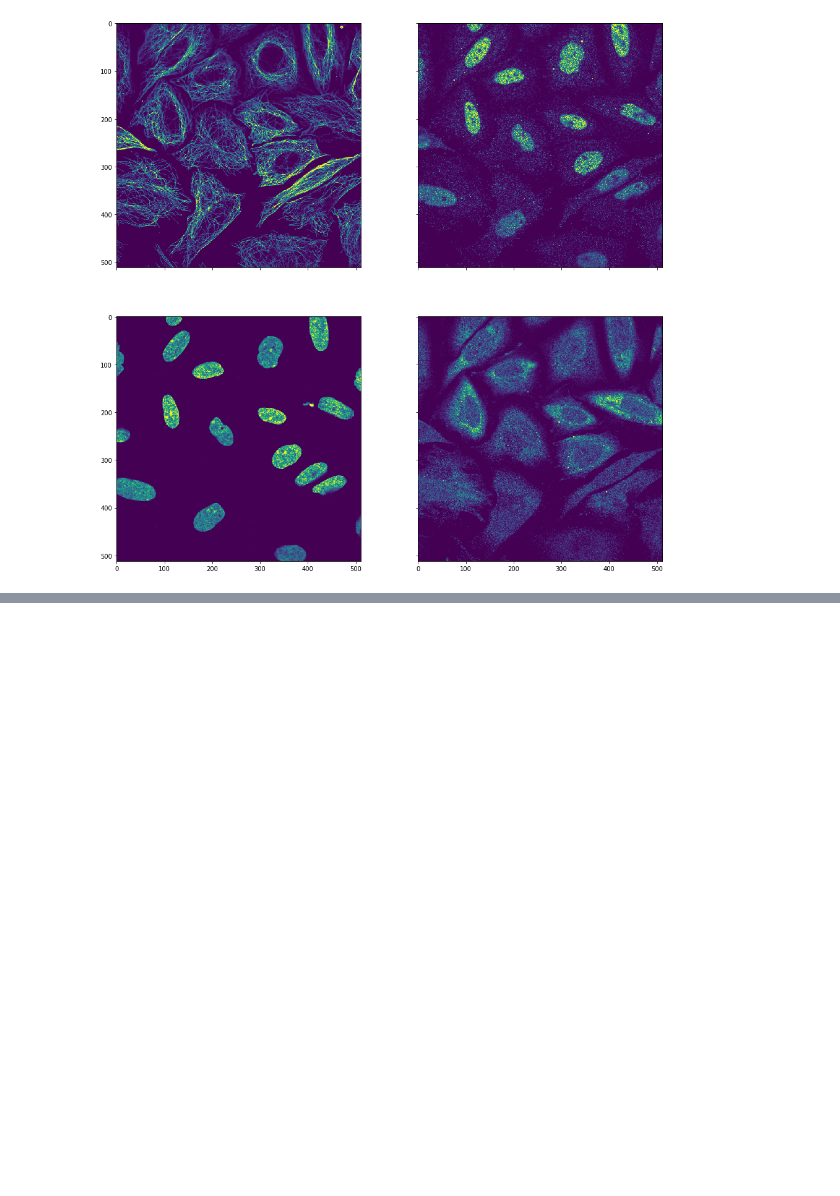
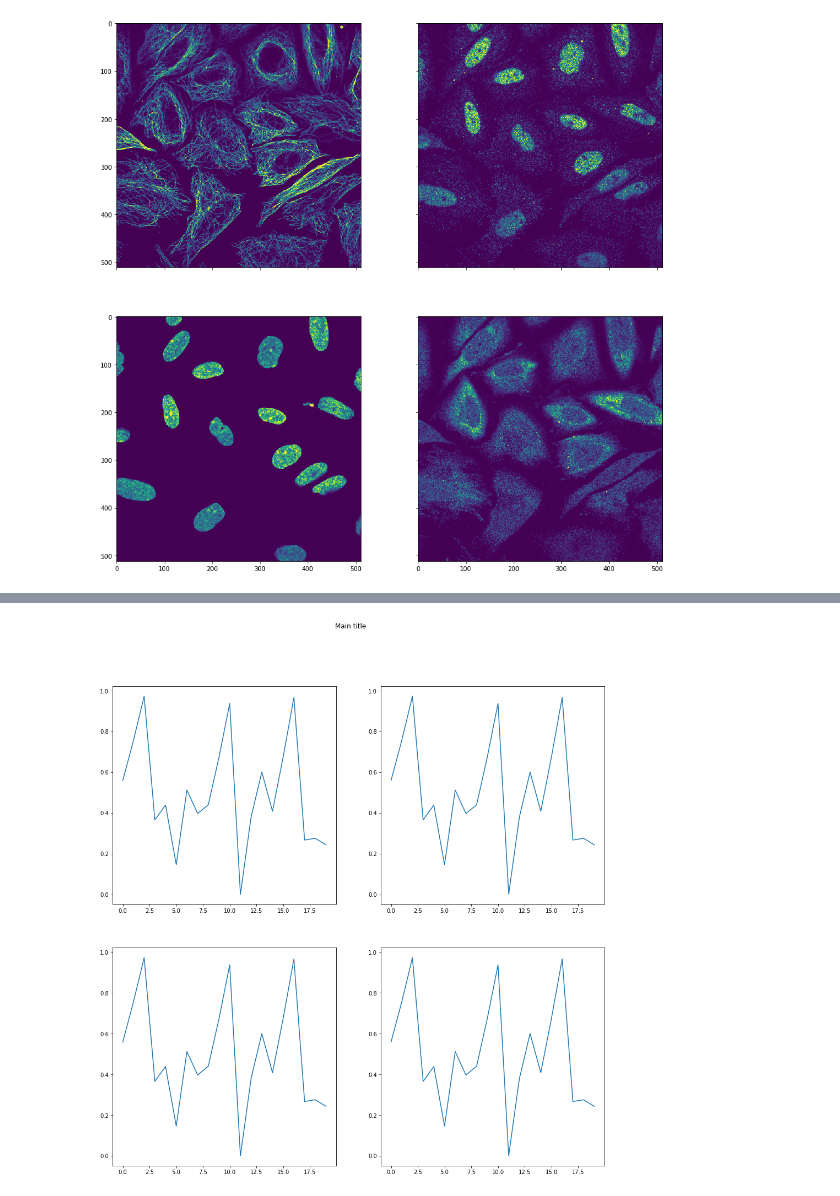
Before and after one commit to sanch7/Human-Protein-Atlas, a Jupyter notebook: scratchpad.ipynb, the cells around one changed output, grey strips where cells are left out. Drawn from its saved outputs; the diff is of its cells as text; code cells hidden in the pictures; blank space fills up the shorter version.

```diff
--- a/scratchpad.ipynb
+++ b/scratchpad.ipynb
@@ -180,0 +118,10 @@ df
+# %%
+fig=plt.figure(figsize=(16, 16))
+for i in range(1,5):
+    ax=fig.add_subplot(2,2,i)
+    ax.plot(l)
+
+fig.suptitle('Main title')
+plt.show()
+# %% [output]
+[figure, added]
```
Also changed, not shown: parts of 33 cells of this notebook, 5 other files.
